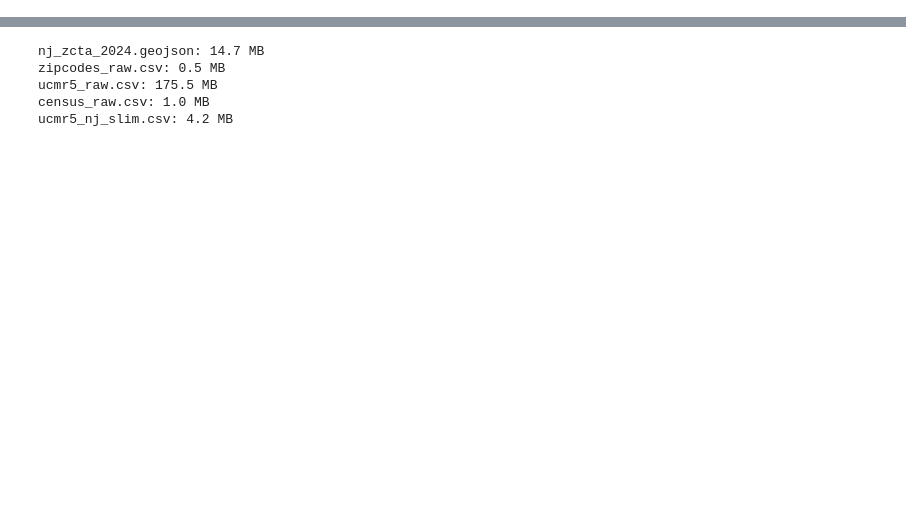
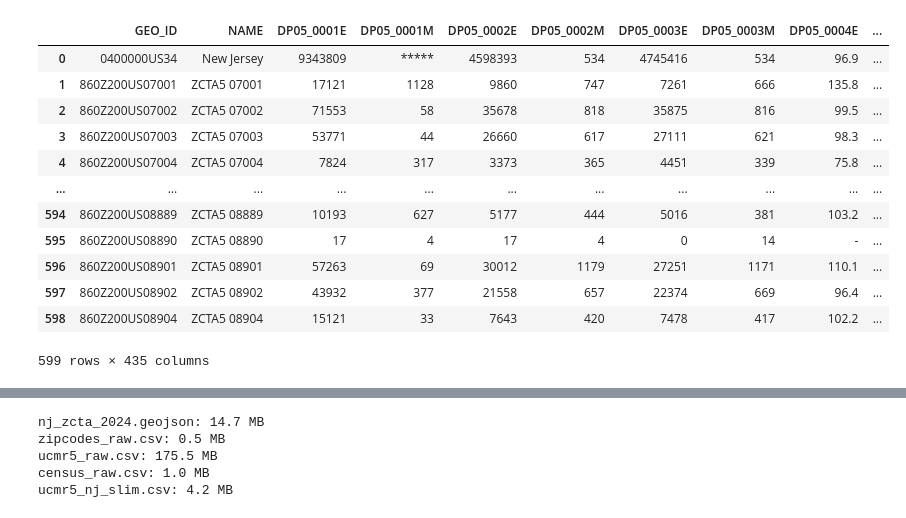
Before and after one commit to Charcharbinks28/QSS20-CW-Final, a Jupyter notebook: code/01_data_pull_me_search.ipynb, the cells around one changed output, grey strips where cells are left out. Saved outputs shown, nothing was run; the diff lists cells and outputs as text; code cells hidden in the pictures; blank space fills up the shorter version.

```diff
--- a/code/01_data_pull_me_search.ipynb
+++ b/code/01_data_pull_me_search.ipynb
@@ -67,13 +66,26 @@ nj_zc = pd.read_csv(
 )
 # %%
-# Load Census Data
-# Raw source: Census ACS DP05 table for NJ ZCTAs — place in data/raw/ACSDP5Y2024.DP05-Data.csv
+#Load Census Data
 census_df = pd.read_csv(
-    DATA_RAW / "ACSDP5Y2024.DP05-Data.csv",
+    '/Users/charlottewest/Downloads/QSS20/Me Search Data/DPO5 ACS/ACSDP5Y2024.DP05-Data.csv',
     header=0,
     skiprows=[1],
-    dtype={"GEO_ID": str}
+    dtype={'GEO_ID': str}
 )
 
 census_df
+# %% [output]
+|  | GEO_ID | NAME | DP05_0001E | DP05_0001M | DP05_0002E | DP05_0002M | DP05_0003E | DP05_0003M | DP05_0004E | ... |
+| 0 | 0400000US34 | New Jersey | 9343809 | ***** | 4598393 | 534 | 4745416 | 534 | 96.9 | ... |
+| 1 | 860Z200US07001 | ZCTA5 07001 | 17121 | 1128 | 9860 | 747 | 7261 | 666 | 135.8 | ... |
+| 2 | 860Z200US07002 | ZCTA5 07002 | 71553 | 58 | 35678 | 818 | 35875 | 816 | 99.5 | ... |
+| 3 | 860Z200US07003 | ZCTA5 07003 | 53771 | 44 | 26660 | 617 | 27111 | 621 | 98.3 | ... |
+| 4 | 860Z200US07004 | ZCTA5 07004 | 7824 | 317 | 3373 | 365 | 4451 | 339 | 75.8 | ... |
+| ... | ... | ... | ... | ... | ... | ... | ... | ... | ... | ... |
+| 594 | 860Z200US08889 | ZCTA5 08889 | 10193 | 627 | 5177 | 444 | 5016 | 381 | 103.2 | ... |
+| 595 | 860Z200US08890 | ZCTA5 08890 | 17 | 4 | 17 | 4 | 0 | 14 | - | ... |
+| 596 | 860Z200US08901 | ZCTA5 08901 | 57263 | 69 | 30012 | 1179 | 27251 | 1171 | 110.1 | ... |
+| 597 | 860Z200US08902 | ZCTA5 08902 | 43932 | 377 | 21558 | 657 | 22374 | 669 | 96.4 | ... |
+| 598 | 860Z200US08904 | ZCTA5 08904 | 15121 | 33 | 7643 | 420 | 7478 | 417 | 102.2 | ... |
+599 rows × 435 columns
 # %%
```
Also changed, not shown: parts of 6 cells of this notebook, 2 other files.
